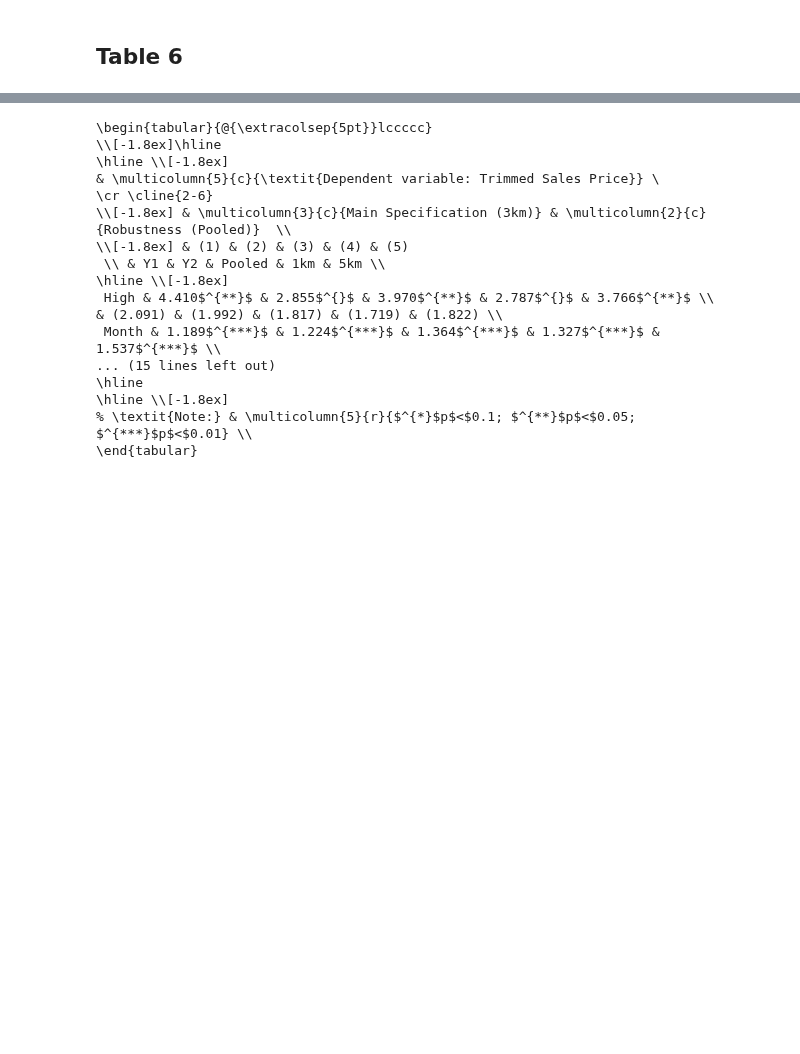
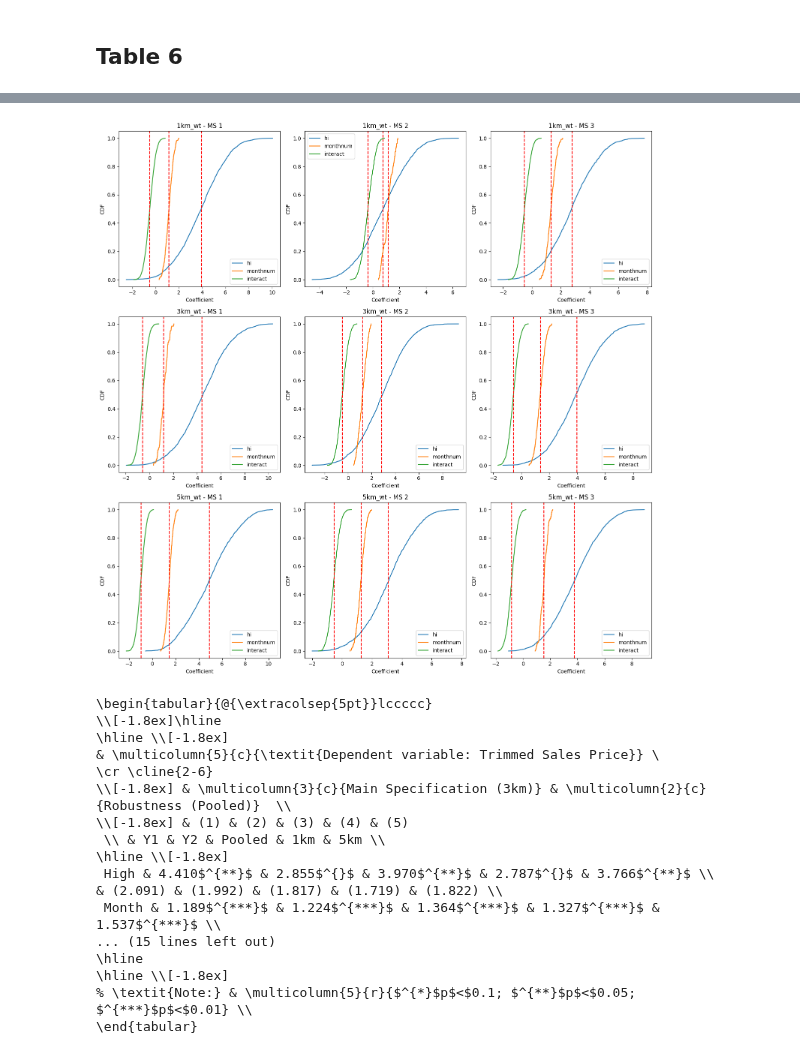
Before and after one commit to johanoelgaard/ECON148, a Jupyter notebook: proj/proj03/project_3.ipynb, the cells around one changed output, grey strips where cells are left out. Saved outputs shown, nothing was run; the diff lists cells and outputs as text; code cells hidden in the pictures; blank space fills up the shorter version.

```diff
--- a/proj/proj03/project_3.ipynb
+++ b/proj/proj03/project_3.ipynb
@@ -570,3 +654,23 @@ def cgmwildboot(data, formula, n_bootstraps, cluster, bootcluster)
+# %%
+import matplotlib.pyplot as plt
+# plot cdf of bootstrapped coefficients
+fig, axs = plt.subplots(3, 3, figsize=(15, 15))
+for i, dist in enumerate(['1km_wt', '3km_wt', '5km_wt']):
+    for j, ms in enumerate([1, 2, 3]):
+        for k, var in enumerate(['hi', 'monthnum', 'interact']):
+            coef = bootstrap_ests[(dist, ms)][:, k]
+            x = np.sort(coef)
+            y = np.arange(1, len(x) + 1) / len(x)
+            axs[i, j].plot(x, y, label=var)
+            axs[i, j].axvline(results[(dist, ms)].params[var], color='r', linestyle='--')
+            axs[i, j].set_title(f'{dist} - MS {ms}')
+            axs[i, j].set_xlabel('Coefficient')
+            axs[i, j].set_ylabel('CDF')
+            axs[i, j].legend()
+
+plt.tight_layout()
+# %% [output]
+[figure, added]
 # %%
 def wild_bootstrap(data, model, n_bootstraps, dv, clust_var):
     """
```
Also changed, not shown: parts of 8 cells of this notebook.
